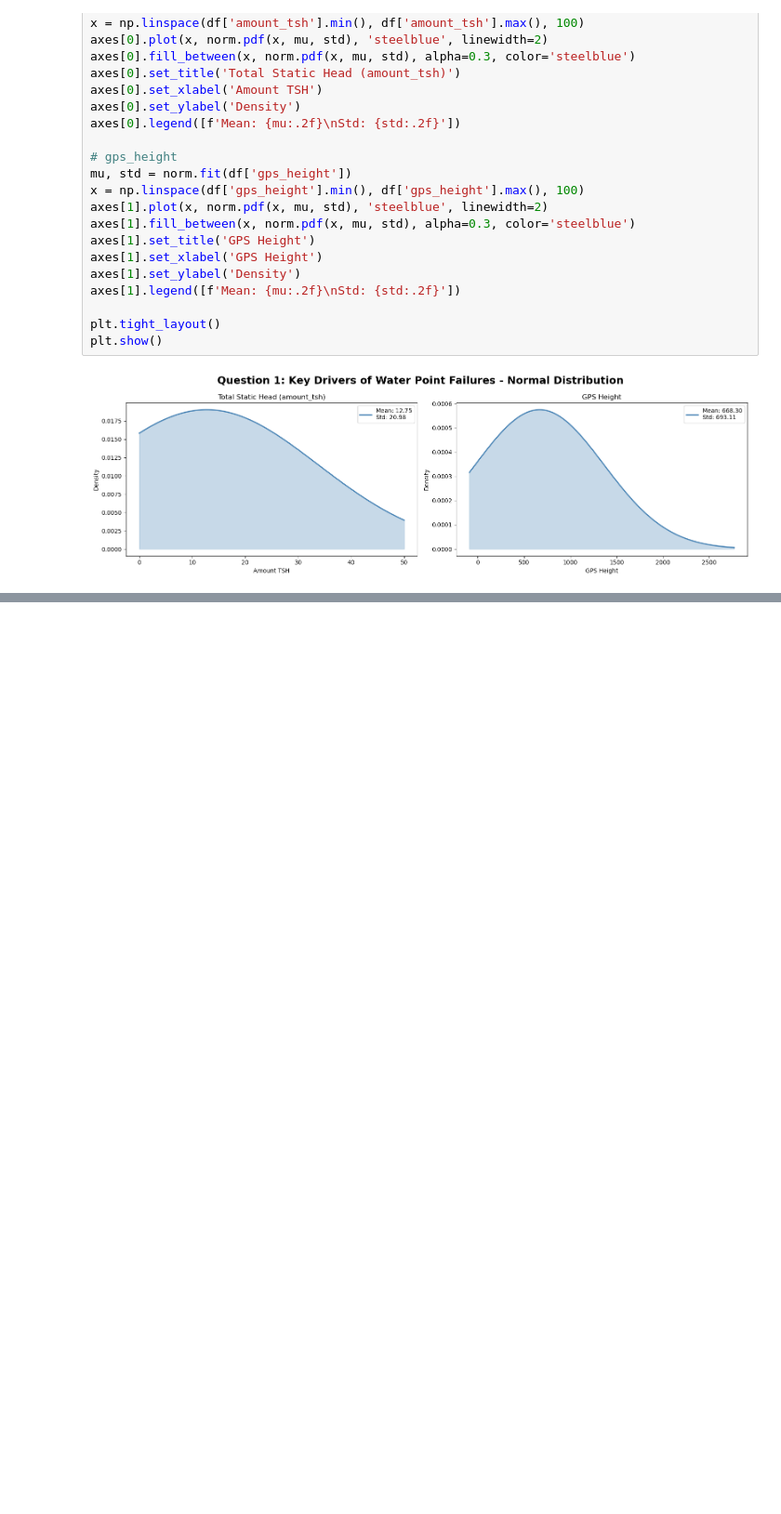
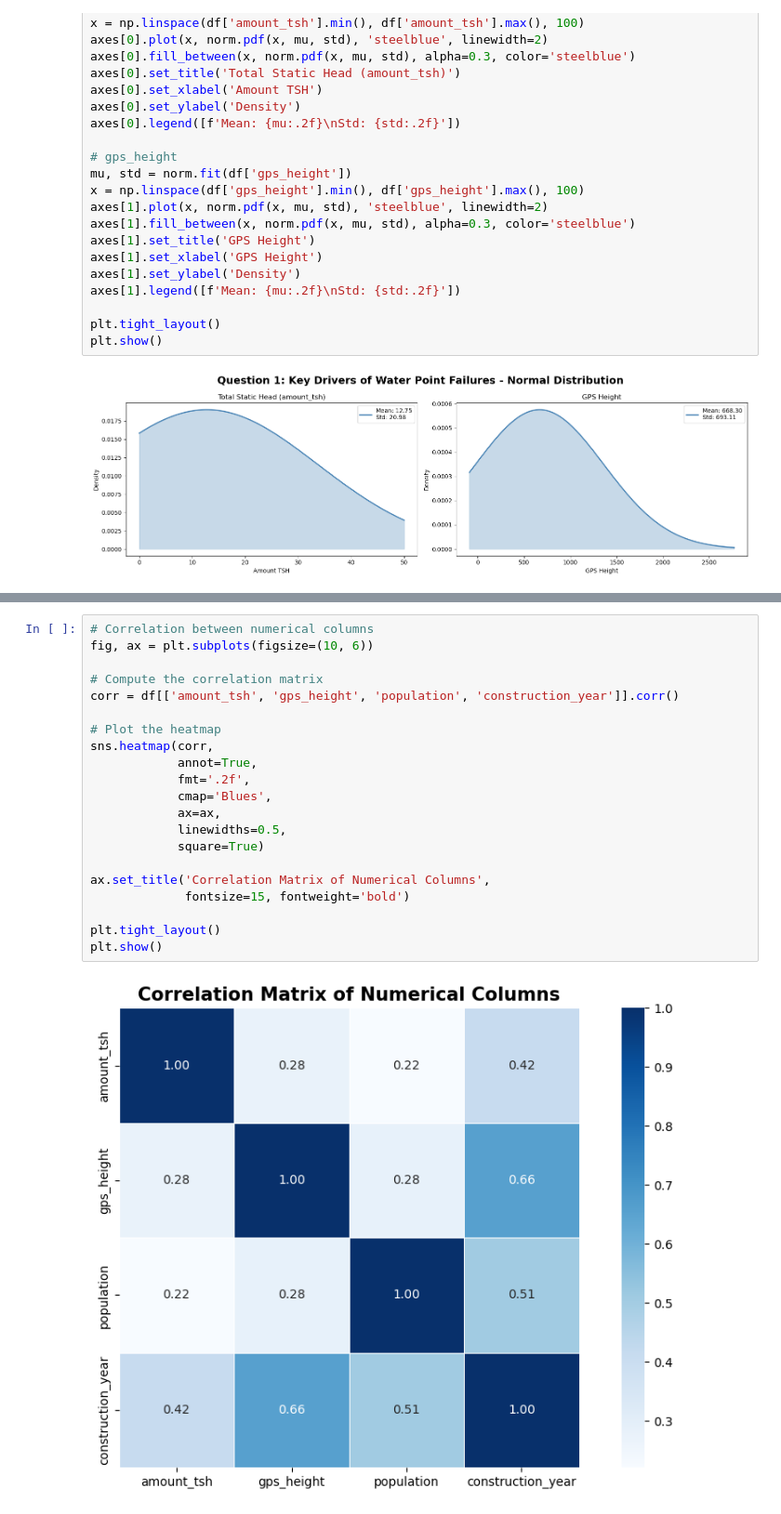
Before and after one commit to nduvawinnie/TANZANIAN_WATERWELL_PREDICTIVE_MODEL_REVIEW_1, a Jupyter notebook: PHASE_3_PROJECT/Tanzanian_water_wells.ipynb, the cells around one changed output, grey strips where cells are left out. Shown at 93% size. Saved outputs shown, nothing was run; the diff lists cells and outputs as text; blank space fills up the shorter version.

```diff
--- a/PHASE_3_PROJECT/Tanzanian_water_wells.ipynb
+++ b/PHASE_3_PROJECT/Tanzanian_water_wells.ipynb
@@ -1241,0 +1335,23 @@ plt.show()
+# %%
+# Correlation between numerical columns
+fig, ax = plt.subplots(figsize=(10, 6))
+
+# Compute the correlation matrix
+corr = df[['amount_tsh', 'gps_height', 'population', 'construction_year']].corr()
+
+# Plot the heatmap
+sns.heatmap(corr,
+            annot=True,
+            fmt='.2f',
+            cmap='Blues',
+            ax=ax,
+            linewidths=0.5,
+            square=True)
+
+ax.set_title('Correlation Matrix of Numerical Columns',
+             fontsize=15, fontweight='bold')
+
+plt.tight_layout()
+plt.show()
+# %% [output]
+[figure, added]
```
Also changed, not shown: parts of 36 cells of this notebook.
